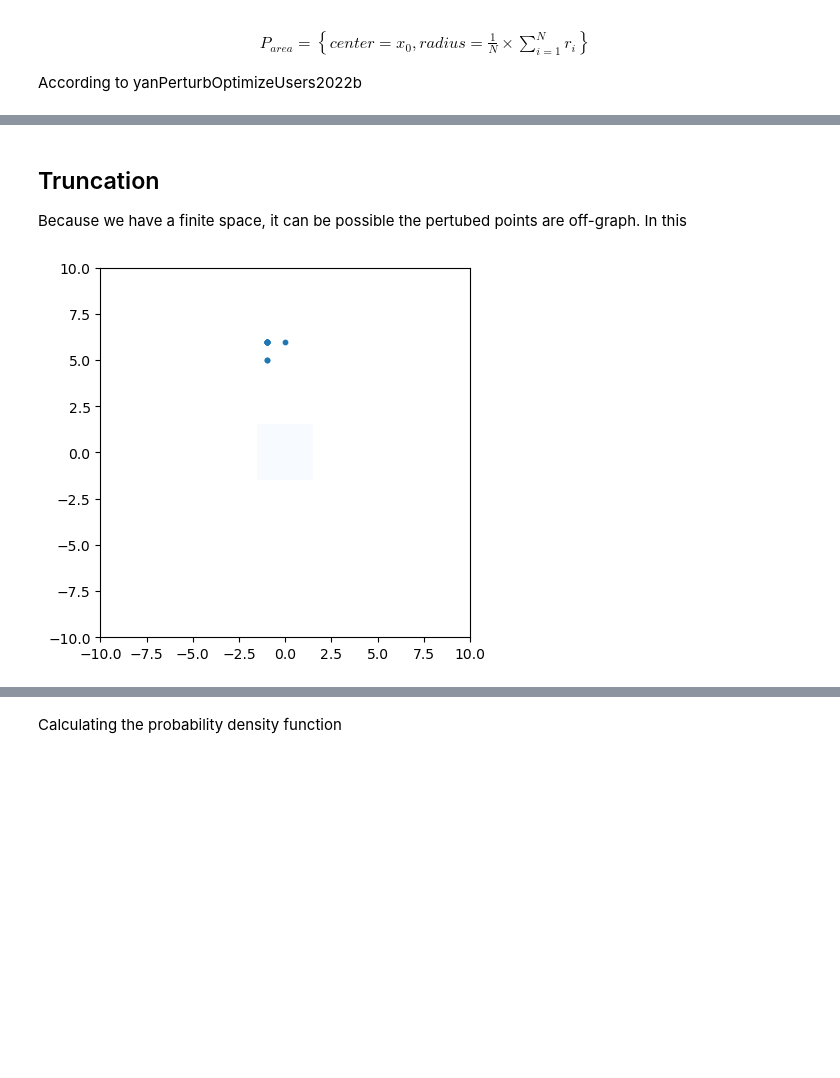
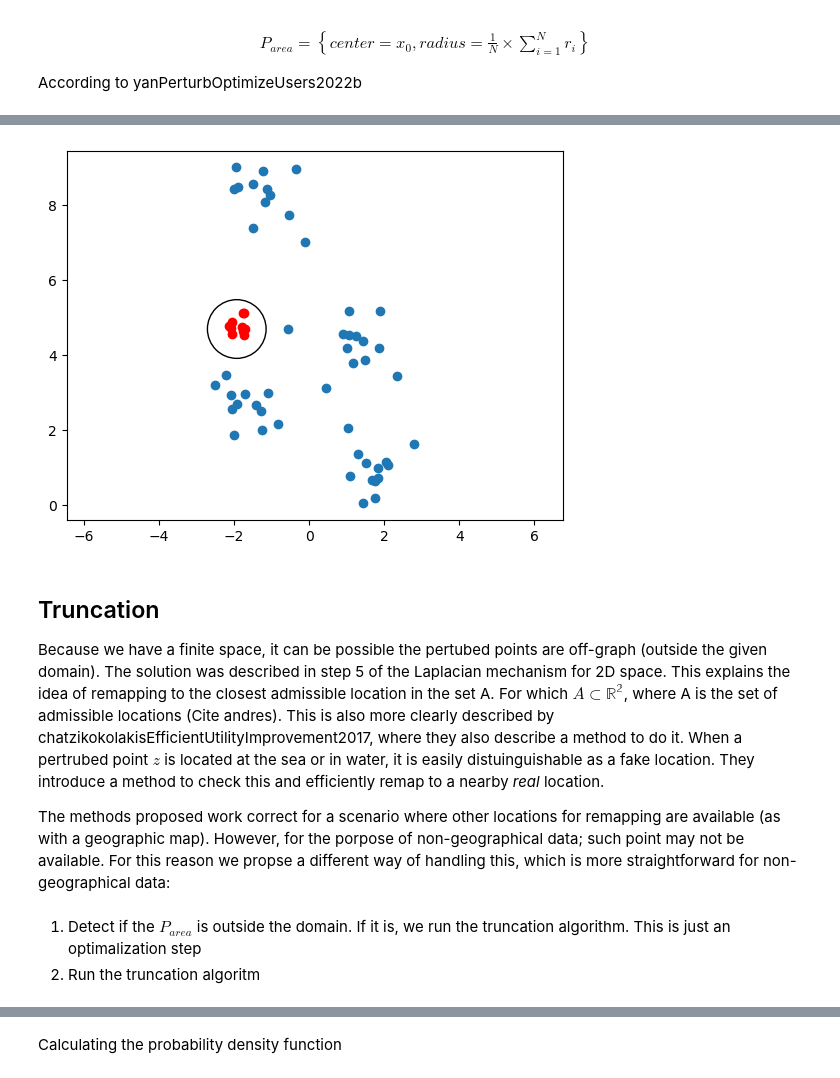
Before and after one commit to tjvanderende/privacy-preserved-clustering-with-nD-Laplace, a Jupyter notebook: RQ1/2D-Laplace.ipynb, the cells around one changed output, grey strips where cells are left out. Saved outputs shown, nothing was run; the diff lists cells and outputs as text; code cells hidden in the pictures; blank space fills up the shorter version.

Commit message:
added notion of truncation

```diff
--- a/RQ1/2D-Laplace.ipynb
+++ b/RQ1/2D-Laplace.ipynb
@@ -227,15 +227,19 @@ Z = np.array(Z)
 # %%
-fig, ax = plt.subplots()
+def plot_noise(x0, X, Z):
+    """
+        x0: starting point of the point to add noise to
+        X: Original dataset
+        Z: Noisy locations generated from x0 using the planar laplace mechanism.
+    """
+    fig, ax = plt.subplots()
 
-ax.scatter(X[:, 0], X[:,1])
+    ax.scatter(X[:, 0], X[:,1])
 
+    # ax.scatter(x0[0], x0[1], color='red', marker='o')
+    circle = plt.Circle((x0[0], x0[1]), R * np.pi, color='black', fill=False)
+    ax.add_artist(circle)
+    ax.set_aspect('equal', adjustable='datalim')
 
-ax.scatter(x0[0], x0[1], color='red', marker='o')
+    ax.scatter(Z[:, 0], Z[:,1], color='red')
 
-circle = plt.Circle((x0[0], x0[1]), R * np.pi, color='black', fill=False)
-ax.add_artist(circle)
-ax.set_aspect('equal', adjustable='datalim')
-
-ax.scatter(Z[:, 0], Z[:,1], color='red')
-
-plt.show()
+    plt.show()
@@ -244,37 +246,17 @@ plt.show()
-# %% [markdown]
-## Truncation
-Because we have a finite space, it can be possible the pertubed points are off-graph.
-In this
-# %%
-grid_size = 1
-bin_size = 1
-
-# Create a two-dimensional grid of coordinates
-grid_x, grid_y = np.meshgrid(np.arange(-grid_size, grid_size+bin_size, bin_size),
-                             np.arange(-grid_size, grid_size+bin_size, bin_size))
-
-
-# Map the points to the nearest grid point
-x_indices = np.round((Z[:, 0] + grid_size) / bin_size).astype(int)
-y_indices = np.round((Z[:, 1] + grid_size) / bin_size).astype(int)
-
-# Create a two-dimensional histogram of the mapped points
-hist, _, _ = np.histogram2d(y_indices, x_indices, bins=grid_size*2+1, range=((-grid_size-0.5, grid_size+0.5), (-grid_size-0.5, grid_size+0.5)))
-
-# Create a figure and axis object
-fig, ax = plt.subplots()
-
-# Show the grid as an image
-ax.imshow(hist, extent=[-grid_size-0.5, grid_size+0.5, -grid_size-0.5, grid_size+0.5], cmap='Blues', origin='lower')
-
-# Plot the random points as a scatterplot
-ax.scatter(x_indices, y_indices, s=10)
-
-# Set the axis limits
-ax.set_xlim(-10, 10)
-ax.set_ylim(-10, 10)
-
-# Show the plot
-plt.show()
-# %% [output]
-[figure, removed]
+# %%
+plot_noise(x0, X, Z)
+# %% [output]
+[figure, added]
+# %% [markdown]
+## Truncation
+Because we have a finite space, it can be possible the pertubed points are off-graph (outside the given domain).
+The solution  was described in step 5 of the Laplacian mechanism for 2D space. This explains the idea of remapping to the closest admissible location in the set A.
+For which $A \subset \mathbb{R^2}$, where A is the set of admissible locations (Cite andres).
+This is also more clearly described by chatzikokolakisEfficientUtilityImprovement2017, where they also describe a method to do it. When a pertrubed point $z$ is located at the sea or in water, it is easily distuinguishable as a fake location. They introduce a method to check this and efficiently remap to a nearby *real* location.
+
+The methods proposed work correct for a scenario where other locations for remapping are available (as with a geographic map).
+However, for the porpose of non-geographical data; such point may not be available.
+For this reason we propse a different way of handling this, which is more straightforward for non-geographical data:
+# %% [markdown]
+1. Detect if the $P_{area}$ is outside the domain. If it is, we run the truncation algorithm. This is just an optimalization step
+2. Run the truncation algoritm
```
Also changed, not shown: parts of 7 cells of this notebook, 1 other file.
